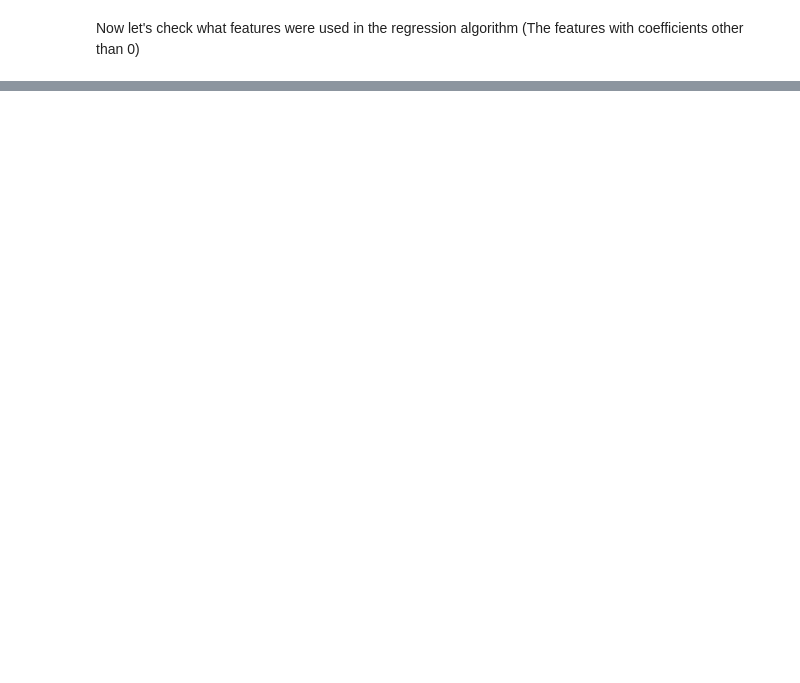
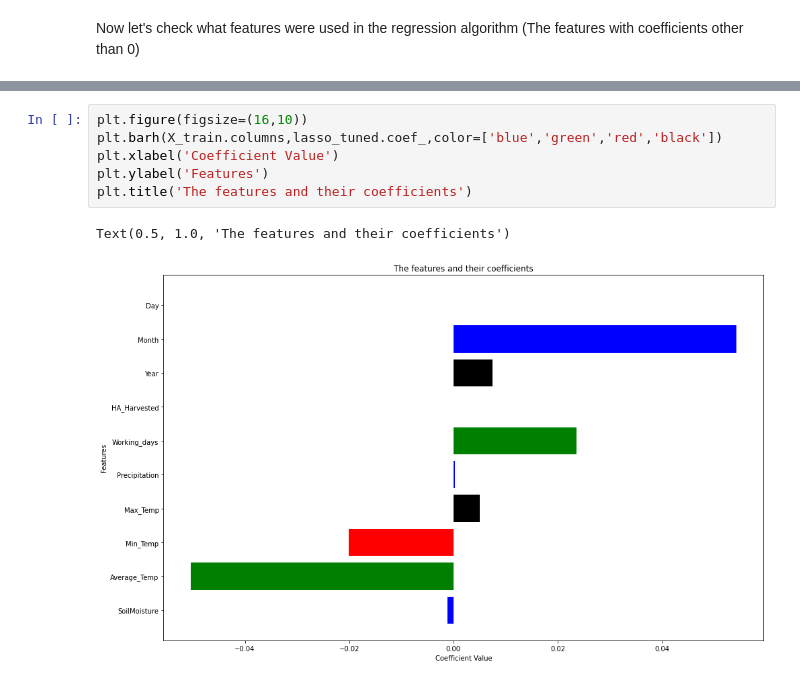
Before and after one commit to arminalip/ACE_Digital, a Jupyter notebook: Codes/Q2.ipynb, the cells around one changed output, grey strips where cells are left out. Drawn from its saved outputs; the diff is of its cells as text; blank space fills up the shorter version.

```diff
--- a/Codes/Q2.ipynb
+++ b/Codes/Q2.ipynb
@@ -413,5 +413,14 @@ Month            5.864445e-02
 Day              0.000000e+00
 dtype: float64
+# %%
+plt.figure(figsize=(16,10))
+plt.barh(X_train.columns,lasso_tuned.coef_,color=['blue','green','red','black'])
+plt.xlabel('Coefficient Value')
+plt.ylabel('Features')
+plt.title('The features and their coefficients')
+# %% [output]
+Text(0.5, 1.0, 'The features and their coefficients')
+[figure, added]
 # %%
 plt.figure(figsize=(12,8))
 plt.plot(np.arange(0,26),y_pred_tuned)
```
Also changed, not shown: parts of 11 cells of this notebook, 2 other files.
